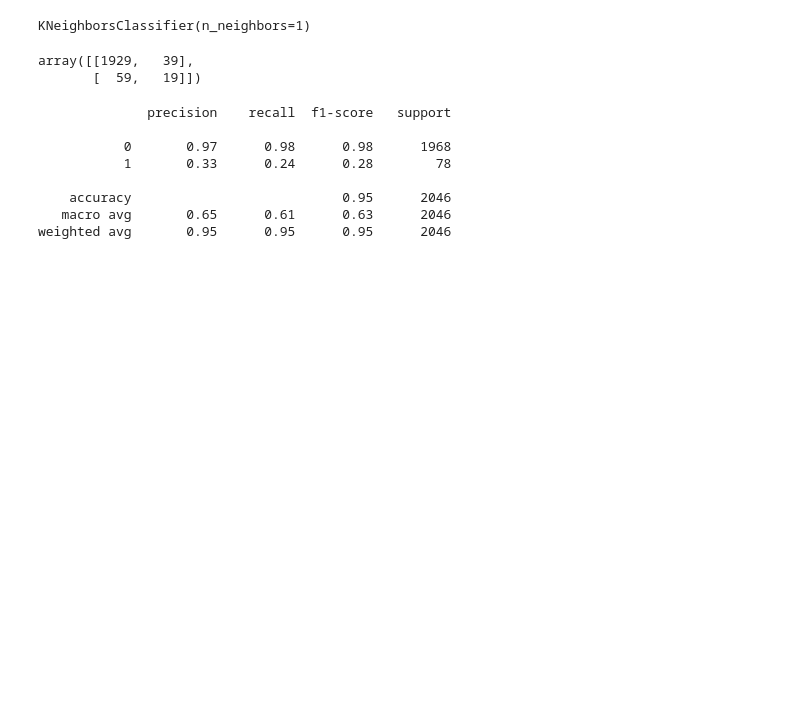
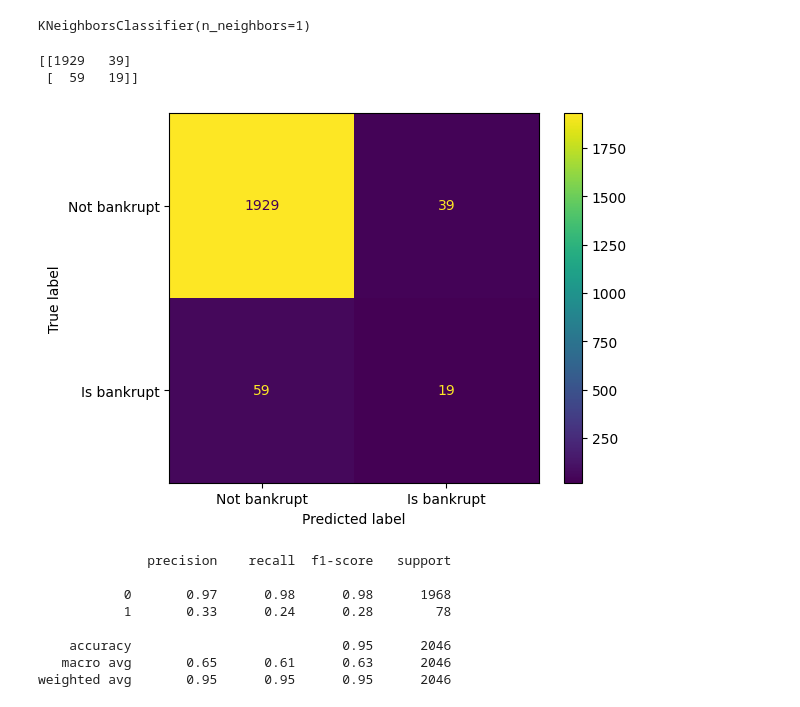
Before and after one commit to gg41825/ml-group-project, a Jupyter notebook: bankruptcy.ipynb, the cells around one changed output. Saved outputs shown, nothing was run; the diff lists cells and outputs as text; code cells hidden in the pictures; blank space fills up the shorter version.

```diff
--- a/bankruptcy.ipynb
+++ b/bankruptcy.ipynb
@@ -125,10 +125,16 @@ knn_model.fit(scaled_X_train, y_train)
 KNeighborsClassifier(n_neighbors=1)
 # %%
 y_pred=knn_model.predict(scaled_X_test)
-confusion_matrix(y_test, y_pred)
+c_matrix = confusion_matrix(y_test, y_pred)
+print(c_matrix)
+
+disp = ConfusionMatrixDisplay(confusion_matrix=c_matrix,display_labels=["Not bankrupt", "Is bankrupt"])
+disp.plot()
+plt.show()
 # %% [output]
-array([[1929,   39],
-       [  59,   19]])
+[[1929   39]
+ [  59   19]]
+[figure, added]
 # %%
 print(classification_report(y_test,y_pred))
 # %% [output]
```
Also changed, not shown: parts of 15 cells of this notebook.
